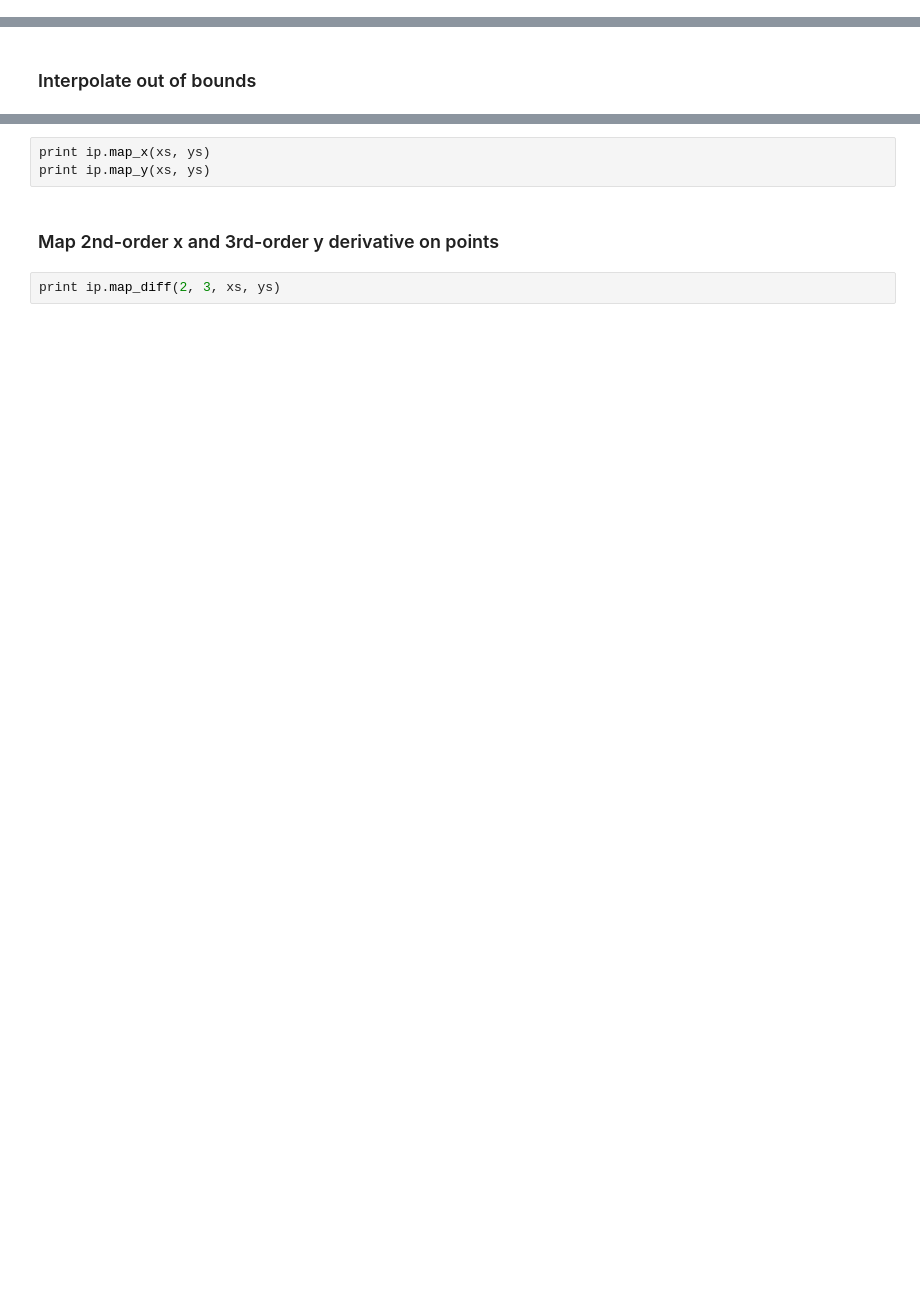
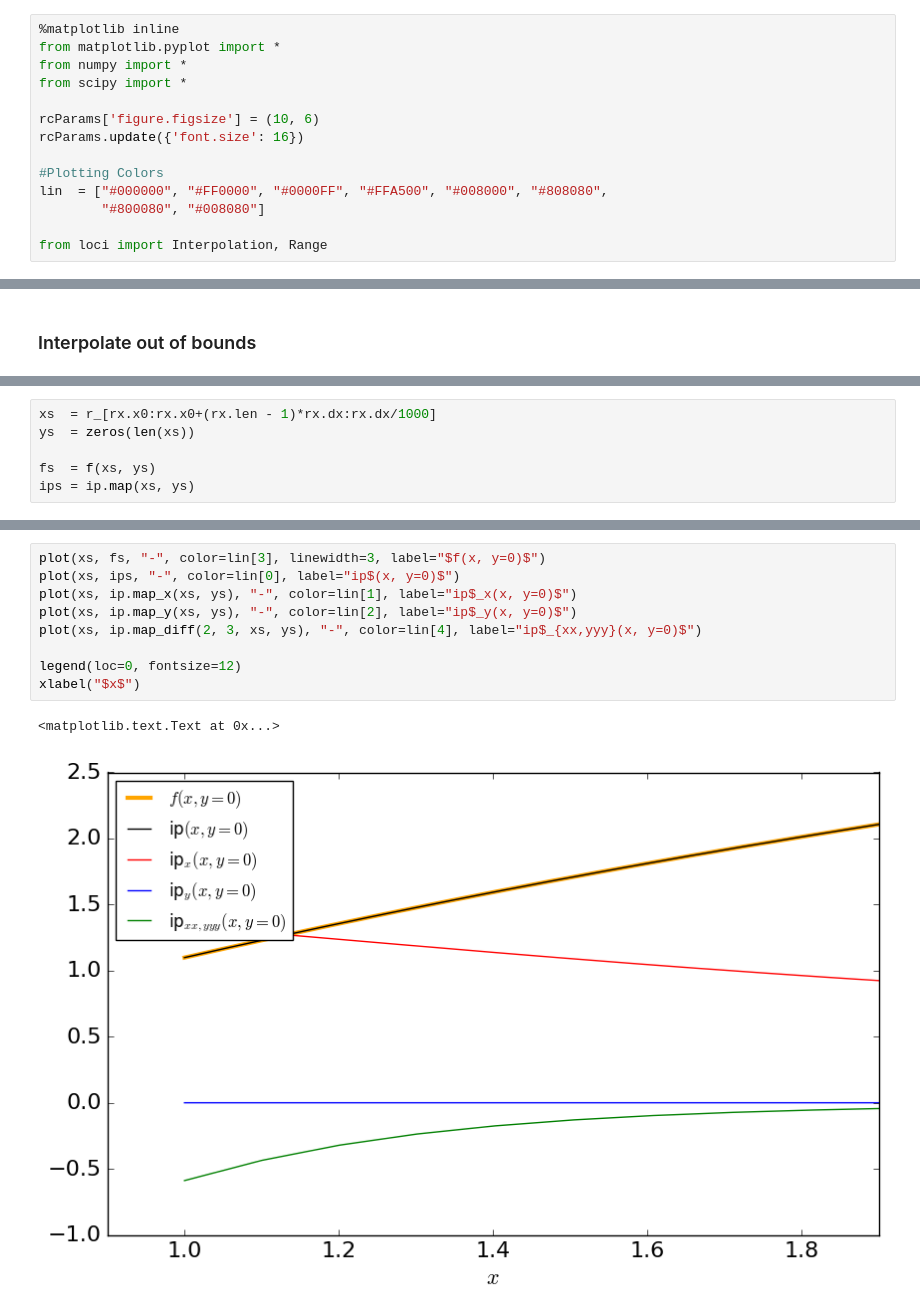
Before and after one commit to glis-glis/loci, a Jupyter notebook: python/notebooks/Introduction+Example.ipynb, the cells around one changed output, grey strips where cells are left out. Saved outputs shown, nothing was run; the diff lists cells and outputs as text; blank space fills up the shorter version.

```diff
--- a/python/notebooks/Introduction+Example.ipynb
+++ b/python/notebooks/Introduction+Example.ipynb
@@ -31,3 +27,17 @@ from loci import Interpolation, Range
+# %%
+%matplotlib inline
+from matplotlib.pyplot import *
+from numpy import *
+from scipy import *
+
+rcParams['figure.figsize'] = (10, 6)
+rcParams.update({'font.size': 16})
+
+#Plotting Colors
+lin  = ["#000000", "#FF0000", "#0000FF", "#FFA500", "#008000", "#808080",
+        "#800080", "#008080"]
+
+from loci import Interpolation, Range
 # %% [markdown]
 ### Define functions and derivative
 # %%
@@ -83 +103,7 @@ print ip.map(xs, ys)
+# %%
+xs  = r_[rx.x0:rx.x0+(rx.len - 1)*rx.dx:rx.dx/1000]
+ys  = zeros(len(xs))
+
+fs  = f(xs, ys)
+ips = ip.map(xs, ys)
 # %% [markdown]
@@ -85,7 +111,12 @@ print ip.map(xs, ys)
-# %%
-print ip.map_x(xs, ys)
-print ip.map_y(xs, ys)
-# %% [markdown]
-### Map 2nd-order x and 3rd-order y derivative on points
-# %%
-print ip.map_diff(2, 3, xs, ys)
+# %%
+plot(xs, fs, "-", color=lin[3], linewidth=3, label="$f(x, y=0)$")
+plot(xs, ips, "-", color=lin[0], label="ip$(x, y=0)$")
+plot(xs, ip.map_x(xs, ys), "-", color=lin[1], label="ip$_x(x, y=0)$")
+plot(xs, ip.map_y(xs, ys), "-", color=lin[2], label="ip$_y(x, y=0)$")
+plot(xs, ip.map_diff(2, 3, xs, ys), "-", color=lin[4], label="ip$_{xx,yyy}(x, y=0)$")
+
+legend(loc=0, fontsize=12)
+xlabel("$x$")
+# %% [output]
+<matplotlib.text.Text at 0x...>
+[figure, added]
```
Also changed, not shown: parts of 16 cells of this notebook, 3 other files.
